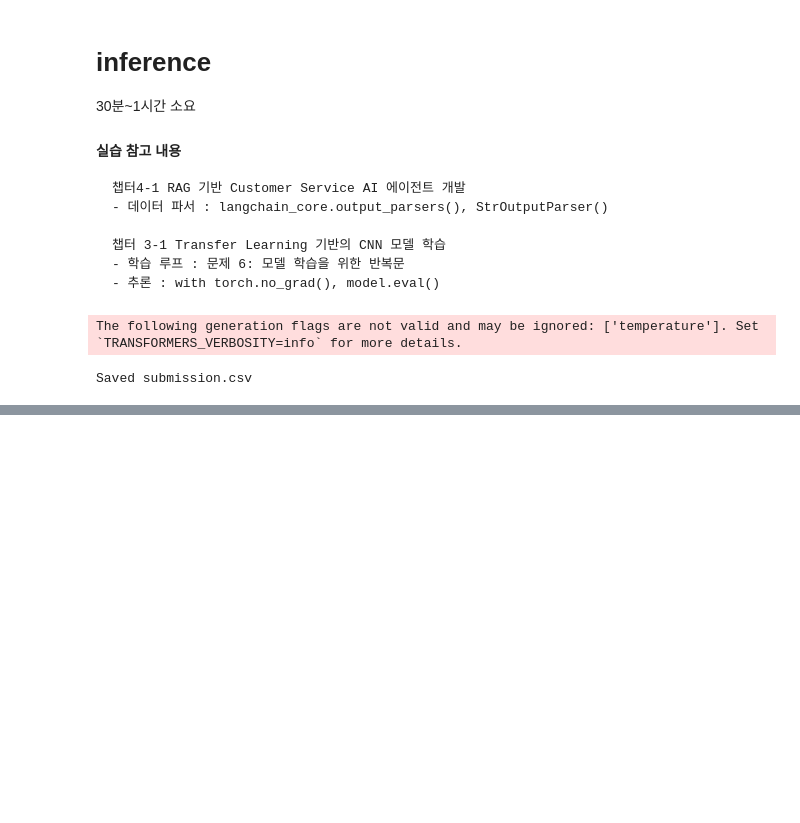
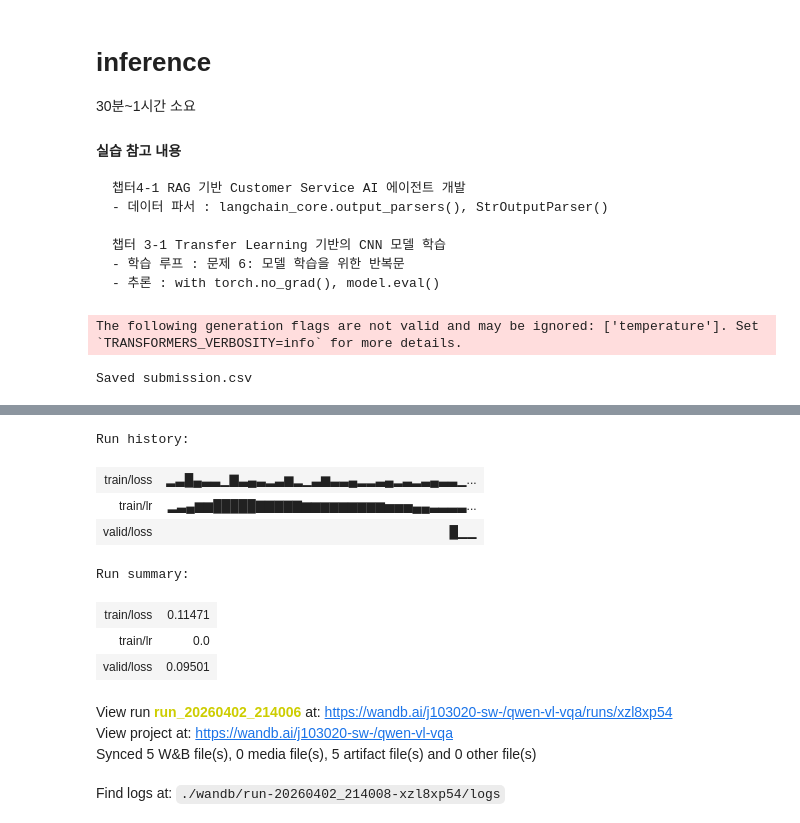
Before and after one commit to junjaeKim/AI_Challenge_upload, a Jupyter notebook: qwen3_vl (1).ipynb, the cells around one changed output, grey strips where cells are left out. Cells and saved outputs as stored; diff of their text form; code cells hidden in the pictures; blank space fills up the shorter version.

```diff
--- a/qwen3_vl (1).ipynb
+++ b/qwen3_vl (1).ipynb
@@ -322,3 +352,24 @@ def build_mc_prompt(question, a, b, c, d):
+# %%
+SYSTEM_INSTRUCT = (
+    "You are a recycling-domain visual QA expert. "
+    "Answer multiple-choice questions about recycling items in images.\n\n"
+
+    "Important: Judge by visual evidence only. "
+    "The length of an option does NOT indicate correctness.\n\n"
+
+    "Output a single lowercase letter: a, b, c, or d. Nothing else."
+)
+
+
+def build_mc_prompt(question: str, a: str, b: str, c: str, d: str) -> str:
+    return (
+        f"{question}\n"
+        f"a) {a}\n"
+        f"b) {b}\n"
+        f"c) {c}\n"
+        f"d) {d}\n\n"
+        "Answer:"
+    )
 # %% [markdown]
 # Custom Dataset, Collator
 
@@ -690,10 +745,10 @@ for i in tqdm(range(len(test_df)), desc="Inference", unit="sample"):
 
     preds.append(extract_choice(output_text))
 
-# 제출 파일 생성
+# 제출 파일 생성 (기존 코드 유지)
 submission = pd.DataFrame({"id": test_df["id"], "answer": preds})
 sub_path = os.path.join(SAVE_DIR, "submission.csv")
-submission.to_csv(os.path.join(SAVE_DIR if SAVE_DIR else LORA_DIR, "submission.csv"), index=False)
+submission.to_csv(sub_path, index=False)
 print("Saved submission.csv")
 
 # ✅ 제출 파일도 Artifact로 저장
@@ -708,0 +765,12 @@ Saved submission.csv
+Run history:
+| train/loss | ▂▃█▄▃▃▁▇▃▄▃▂▃▆▂▁▃▆▃▃▄▂▂▃▄▂▃▂▃▄▃▃▁... |
+| train/lr | ▂▃▄▆▆█████▇▇▇▇▇▆▆▆▆▆▆▆▆▆▅▅▅▄▄▃▃▃▃... |
+| valid/loss | █▁▁ |
+Run summary:
+| train/loss | 0.11471 |
+| train/lr | 0.0 |
+| valid/loss | 0.09501 |
+View run run_20260402_214006 at: https://wandb.ai/j103020-sw-/qwen-vl-vqa/runs/xzl8xp54
+View project at: https://wandb.ai/j103020-sw-/qwen-vl-vqa
+Synced 5 W&B file(s), 0 media file(s), 5 artifact file(s) and 0 other file(s)
+Find logs at: ./wandb/run-20260402_214008-xzl8xp54/logs
```
Also changed, not shown: parts of 12 cells of this notebook.
